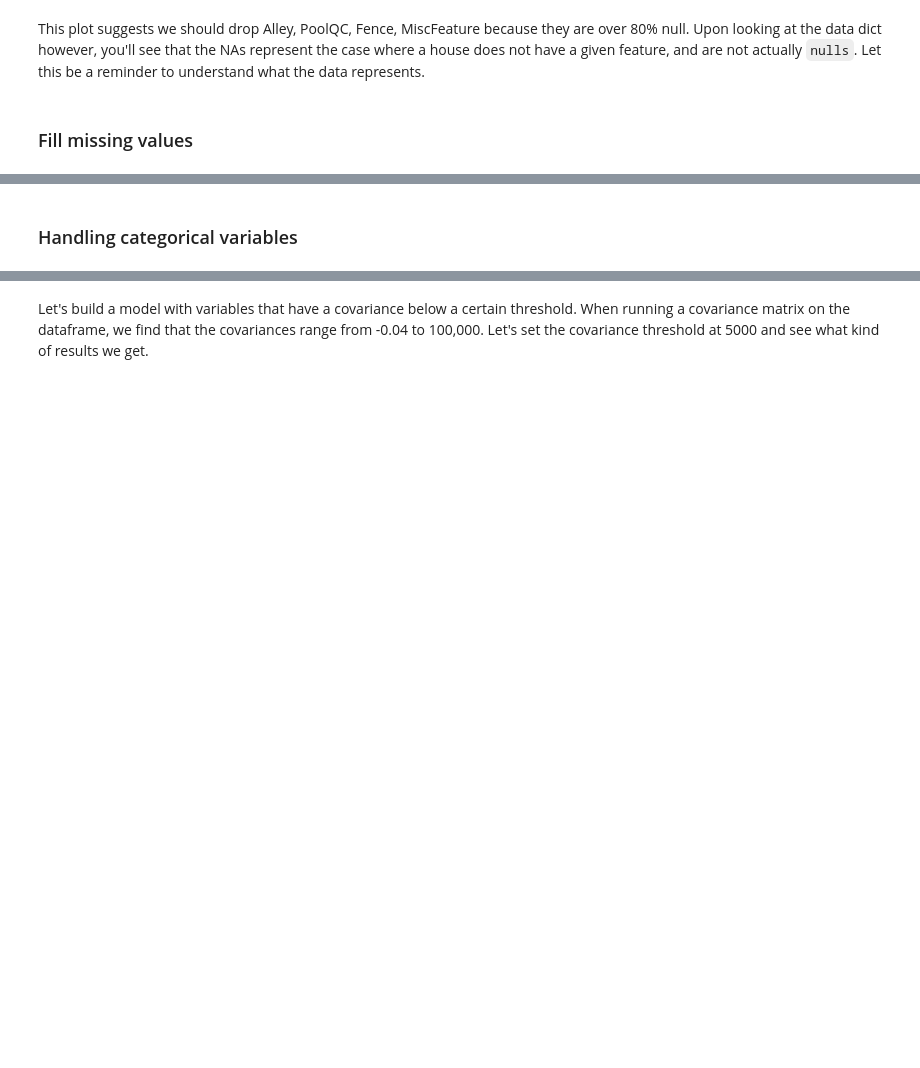
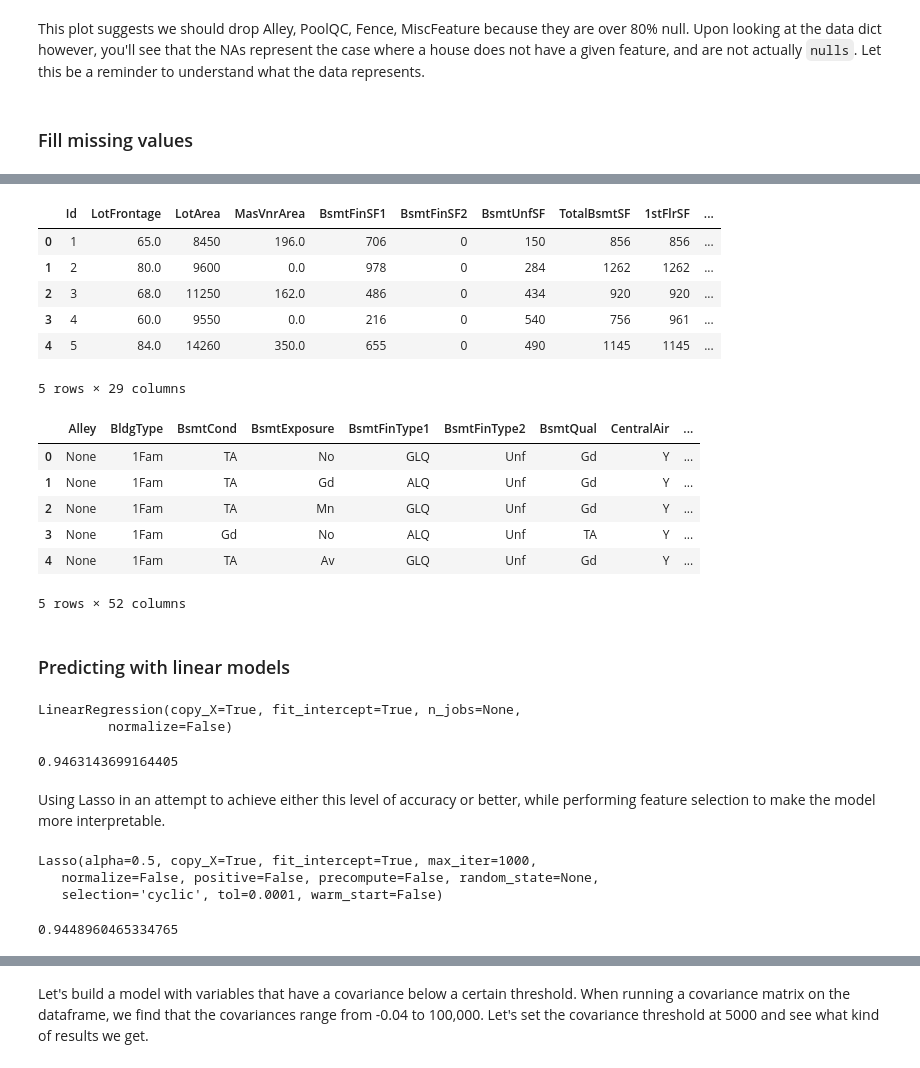
Before and after one commit to aditinabar/house-prices-modeling, a Jupyter notebook: EDA.ipynb, the cells around one changed output, grey strips where cells are left out. Cells and saved outputs as stored; diff of their text form; code cells hidden in the pictures; blank space fills up the shorter version.

```diff
--- a/EDA.ipynb
+++ b/EDA.ipynb
@@ -121,5 +141,9 @@ Let this be a reminder to understand what the data represents.
 # %% [markdown]
 ### Fill missing values
+# %%
+# Separate out columns by data type to fill in missing values
+integer_columns = df.select_dtypes(include=[np.int64, np.float64])
+categorical_columns = df[df.select_dtypes(include=['category']).columns.union(['Id'])]
 # %%
 # Interpolate two fields using linear interpolation
 integer_columns = integer_columns.interpolate()
@@ -142,2 +190,22 @@ for index, row in null_categorical.iterrows():
-# %% [markdown]
-### Handling categorical variables
+# %%
+integer_columns.head()
+categorical_columns.head()
+
+processed_df = integer_columns.join(categorical_columns.set_index('Id'), on='Id')
+# %% [output]
+|  | Id | LotFrontage | LotArea | MasVnrArea | BsmtFinSF1 | BsmtFinSF2 | BsmtUnfSF | TotalBsmtSF | 1stFlrSF | ... |
+| 0 | 1 | 65.0 | 8450 | 196.0 | 706 | 0 | 150 | 856 | 856 | ... |
+| 1 | 2 | 80.0 | 9600 | 0.0 | 978 | 0 | 284 | 1262 | 1262 | ... |
+| 2 | 3 | 68.0 | 11250 | 162.0 | 486 | 0 | 434 | 920 | 920 | ... |
+| 3 | 4 | 60.0 | 9550 | 0.0 | 216 | 0 | 540 | 756 | 961 | ... |
+| 4 | 5 | 84.0 | 14260 | 350.0 | 655 | 0 | 490 | 1145 | 1145 | ... |
+5 rows × 29 columns
+|  | Alley | BldgType | BsmtCond | BsmtExposure | BsmtFinType1 | BsmtFinType2 | BsmtQual | CentralAir | ... |
+| 0 | None | 1Fam | TA | No | GLQ | Unf | Gd | Y | ... |
+| 1 | None | 1Fam | TA | Gd | ALQ | Unf | Gd | Y | ... |
+| 2 | None | 1Fam | TA | Mn | GLQ | Unf | Gd | Y | ... |
+| 3 | None | 1Fam | Gd | No | ALQ | Unf | TA | Y | ... |
+| 4 | None | 1Fam | TA | Av | GLQ | Unf | Gd | Y | ... |
+5 rows × 52 columns
+# %% [markdown]
+### Predicting with linear models
@@ -143,0 +221,22 @@ for index, row in null_categorical.iterrows():
+# %%
+# fit linear models on X (original with dummy variables for categorical) and X2 (with feature selection for V[x] > 0.1)
+reg = lm.LinearRegression().fit(X, Y)
+reg
+reg.score(X, Y)
+# %% [output]
+LinearRegression(copy_X=True, fit_intercept=True, n_jobs=None,
+         normalize=False)
+0.9463143699164405
+# %% [markdown]
+Using Lasso in an attempt to achieve either this level of accuracy or better, while performing feature selection to make the model more interpretable.
+# %%
+
+# Lasso Regression | L1 norm aka sum(abs(Beta)). Regularizes the loss with lambda*sum(abs(Beta))
+reg4 = lm.Lasso(alpha=.5, fit_intercept=True, normalize=False).fit(X_standardized, Y)
+reg4
+reg4.score(X_standardized, Y)
+# %% [output]
+Lasso(alpha=0.5, copy_X=True, fit_intercept=True, max_iter=1000,
+   normalize=False, positive=False, precompute=False, random_state=None,
+   selection='cyclic', tol=0.0001, warm_start=False)
+0.9448960465334765
```
Also changed, not shown: parts of 31 cells of this notebook.
